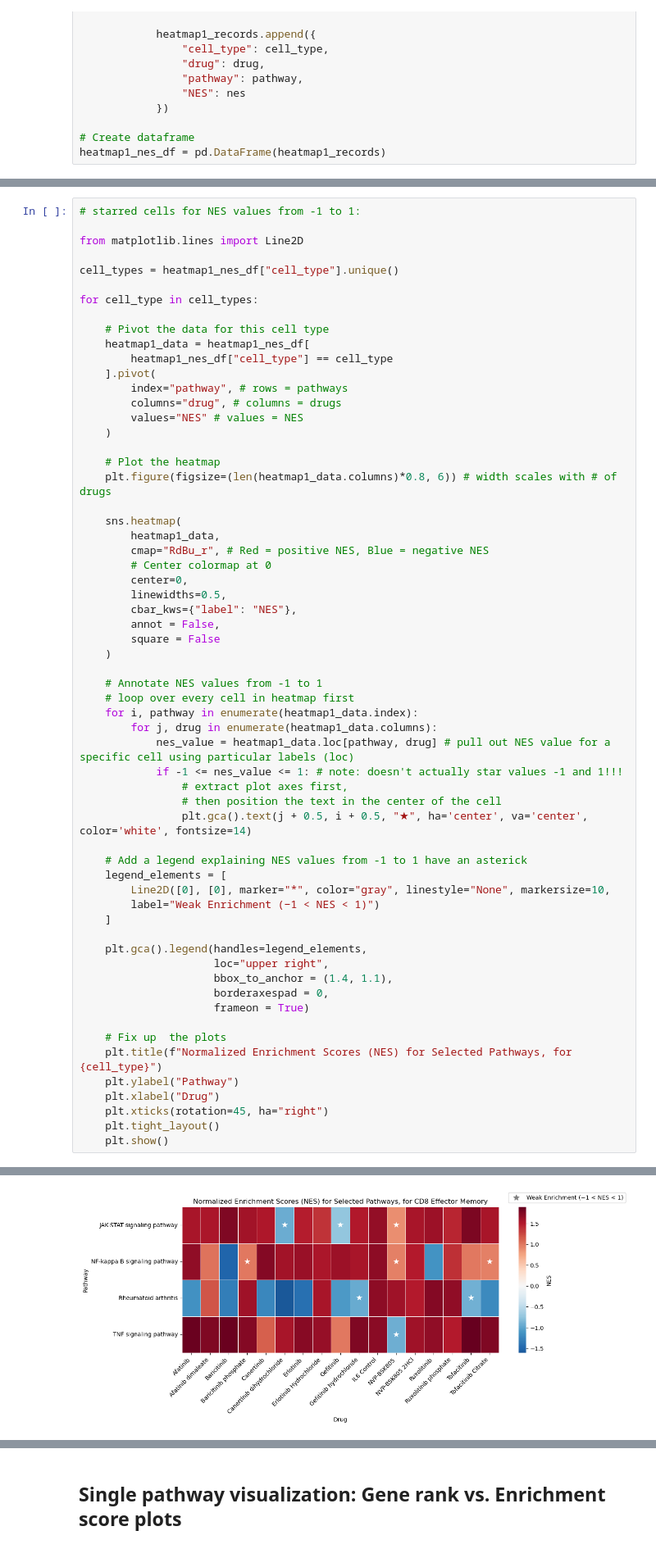
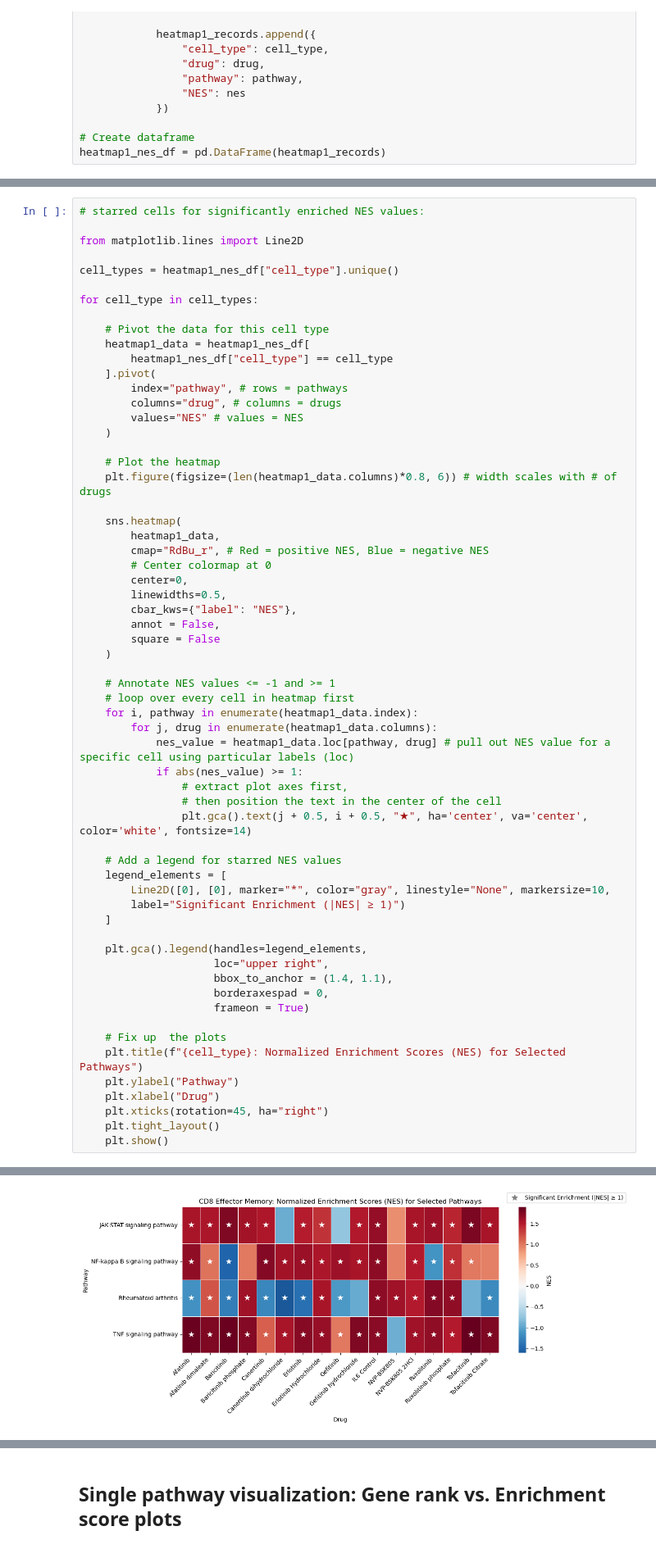
Before and after one commit to coreancutie/JAK-STAT, a Jupyter notebook: gseapy/gseapy_KEGG_JW.ipynb, the cells around one changed output, grey strips where cells are left out. Shown at 82% size. Saved outputs shown, nothing was run; the diff lists cells and outputs as text.

```diff
--- a/gseapy/gseapy_KEGG_JW.ipynb
+++ b/gseapy/gseapy_KEGG_JW.ipynb
@@ -318,7 +319,7 @@ heatmap1_nes_df = pd.DataFrame(heatmap1_records)
 #     plt.tight_layout()
 #     plt.show()
 # %%
-# starred cells for NES values from -1 to 1:
+# starred cells for significantly enriched NES values:
 
 from matplotlib.lines import Line2D
 
@@ -349,20 +350,20 @@ for cell_type in cell_types:
         square = False
     )
 
-    # Annotate NES values from -1 to 1
+    # Annotate NES values <= -1 and >= 1
     # loop over every cell in heatmap first
     for i, pathway in enumerate(heatmap1_data.index):
         for j, drug in enumerate(heatmap1_data.columns):
             nes_value = heatmap1_data.loc[pathway, drug] # pull out NES value for a specific cell using particular labels (loc)
-            if -1 <= nes_value <= 1: # note: doesn't actually star values -1 and 1!!!
+            if abs(nes_value) >= 1:
                 # extract plot axes first,
                 # then position the text in the center of the cell
                 plt.gca().text(j + 0.5, i + 0.5, "★", ha='center', va='center', color='white', fontsize=14)
 
-    # Add a legend explaining NES values from -1 to 1 have an asterick
+    # Add a legend for starred NES values
     legend_elements = [
         Line2D([0], [0], marker="*", color="gray", linestyle="None", markersize=10,
-        label="Weak Enrichment (−1 < NES < 1)")
+        label="Significant Enrichment (|NES| ≥ 1)")
     ]
 
     plt.gca().legend(handles=legend_elements,
@@ -372,7 +373,7 @@ for cell_type in cell_types:
                      frameon = True)
 
     # Fix up  the plots
-    plt.title(f"Normalized Enrichment Scores (NES) for Selected Pathways, for {cell_type}")
+    plt.title(f"{cell_type}: Normalized Enrichment Scores (NES) for Selected Pathways")
     plt.ylabel("Pathway")
     plt.xlabel("Drug")
     plt.xticks(rotation=45, ha="right")
@@ -384 +385 @@ for cell_type in cell_types:
-[figure, old version]
+[figure, new version]
```
Also changed, not shown: parts of 8 cells of this notebook, 2 other files.
